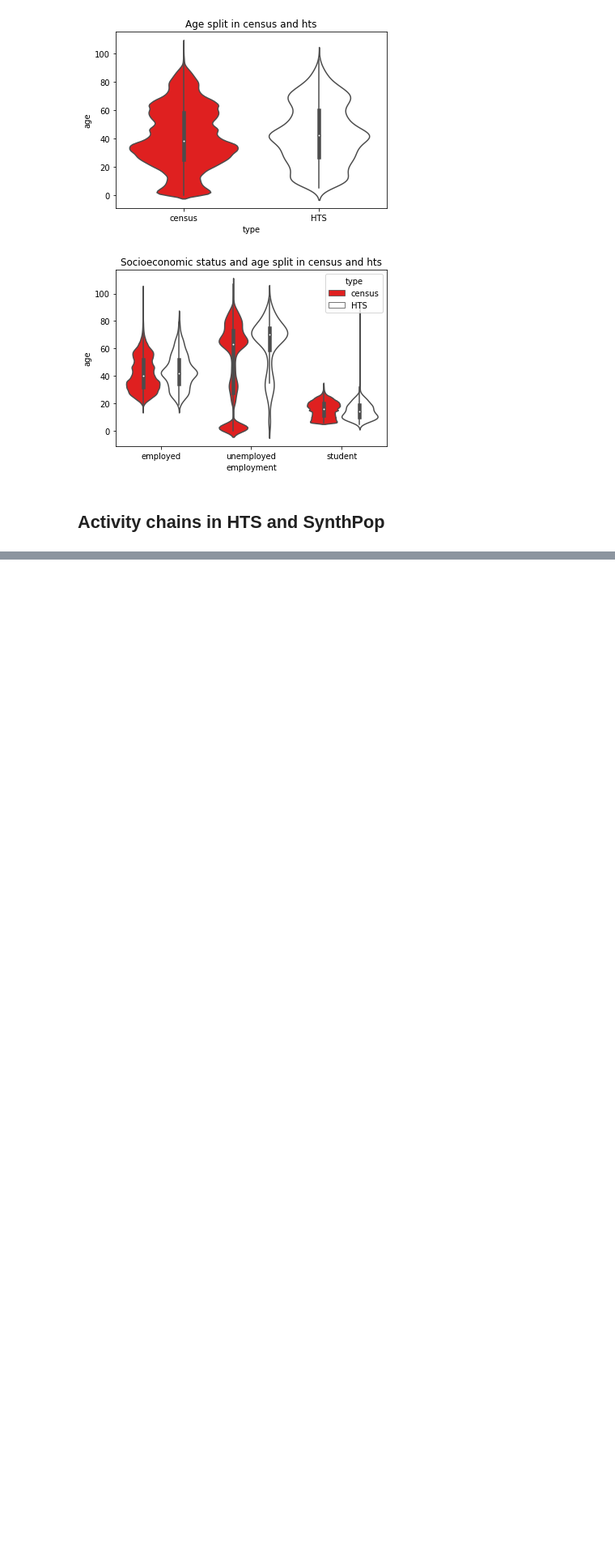
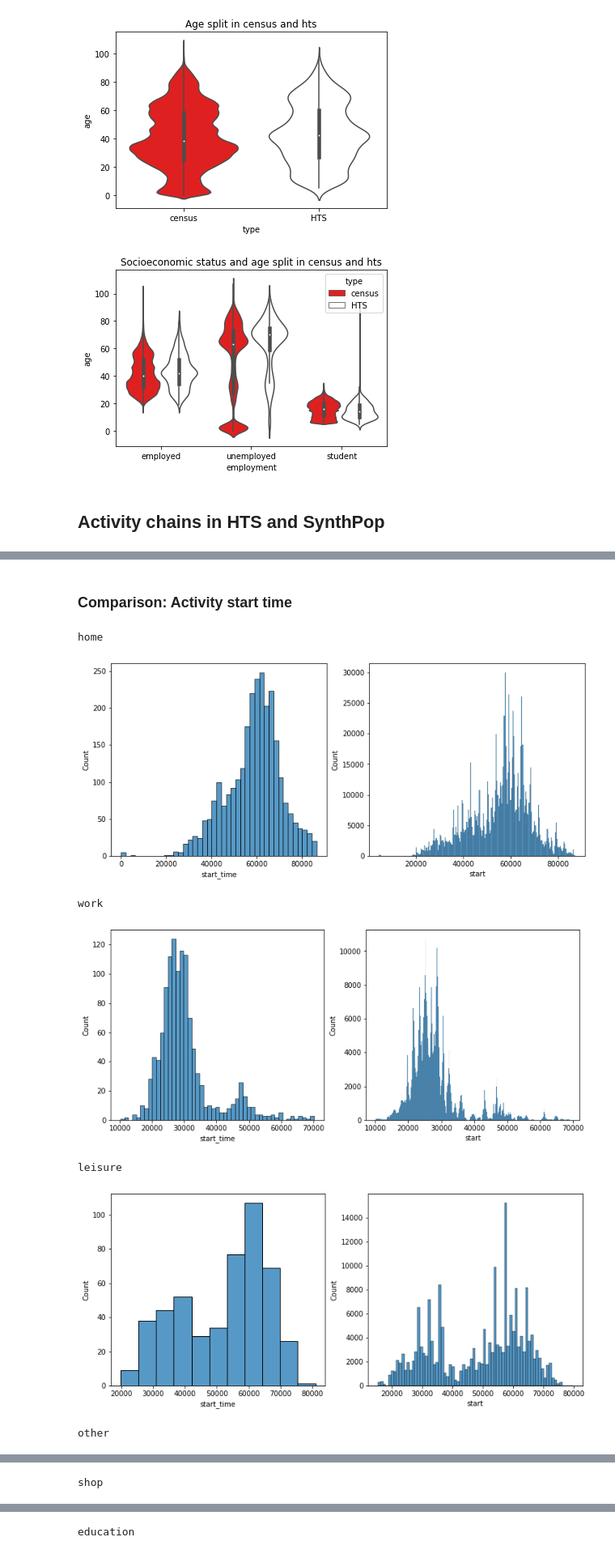
Before and after one commit to MetacitySuite/Metacity-SynthPop, a Jupyter notebook: synthesis/stats/comparison.ipynb, the cells around one changed output, grey strips where cells are left out. Shown: that part at 81% size. Cells and saved outputs as stored; diff of their text form; code cells hidden in the pictures; blank space fills up the shorter version.

```diff
--- a/synthesis/stats/comparison.ipynb
+++ b/synthesis/stats/comparison.ipynb
@@ -192,0 +196,18 @@ education
+# %% [markdown]
+### Comparison: Activity start time
+# %%
+purposes = df_activities.purpose.unique()
+for mode in purposes:
+    print(mode)
+    hts = hts_joined_dest[hts_joined_dest.purpose == mode]
+    df = df_trips[df_trips.following_purpose == mode]
+
+    side_by_side([hts.start_time, df.start])
+# %% [output]
+home
+[figure, added]
+work
+[figure, added]
+leisure
+[figure, added]
+other
@@ -192,0 +215 @@ education
+shop
@@ -192,0 +217 @@ education
+education
```
Also changed, not shown: parts of 22 cells of this notebook, 1 other file.
